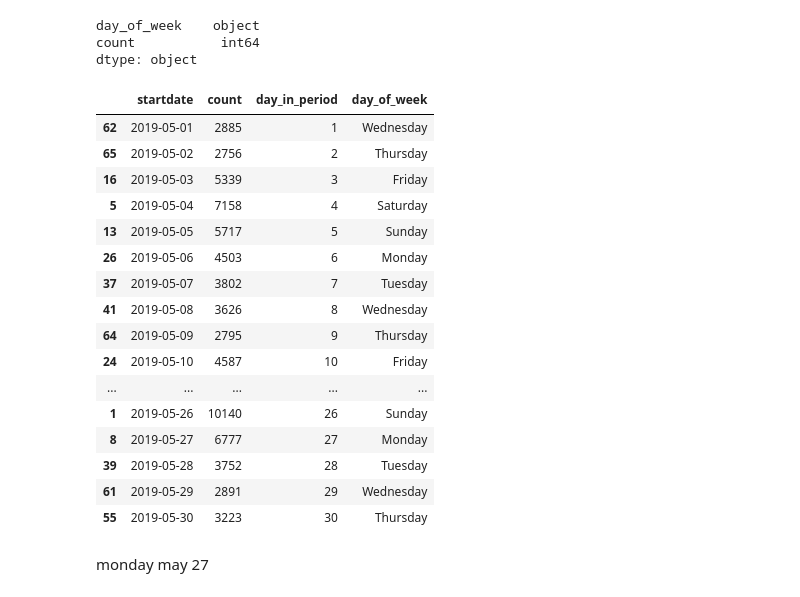
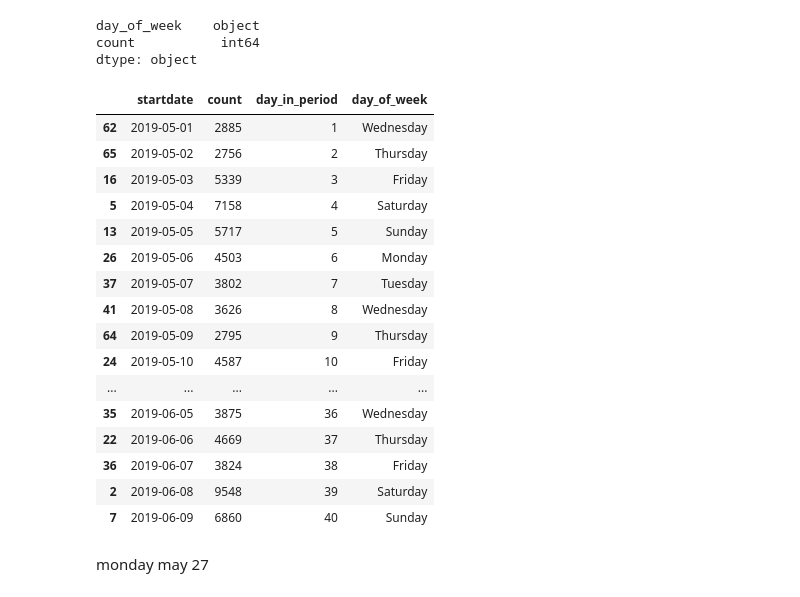
Before and after one commit to NSS-Data-Analytics-Cohort-8/scooter-partner1-badger-badger-python, a Jupyter notebook: notebooks/deliverables_scoot_3.ipynb, the cells around one changed output. Drawn from its saved outputs; the diff is of its cells as text; code cells hidden in the pictures.

```diff
--- a/notebooks/deliverables_scoot_3.ipynb
+++ b/notebooks/deliverables_scoot_3.ipynb
@@ -253,25 +271,25 @@ nt_day = nt.startdate.value_counts().reset_index().sort_values(by = 'startdate')
 nt_day['day_in_period'] = np.arange(len(nt_day))+1
 # %%
 nt_day['day_of_week'] = nt_day['startdate'].dt.day_name()
-nt_day.head(30)
+nt_day.head(40)
 # %% [output]
 |  | startdate | count | day_in_period | day_of_week |
 | 62 | 2019-05-01 | 2885 | 1 | Wednesday |
 | 65 | 2019-05-02 | 2756 | 2 | Thursday |
 | 16 | 2019-05-03 | 5339 | 3 | Friday |
 | 5 | 2019-05-04 | 7158 | 4 | Saturday |
 | 13 | 2019-05-05 | 5717 | 5 | Sunday |
 | 26 | 2019-05-06 | 4503 | 6 | Monday |
 | 37 | 2019-05-07 | 3802 | 7 | Tuesday |
 | 41 | 2019-05-08 | 3626 | 8 | Wednesday |
 | 64 | 2019-05-09 | 2795 | 9 | Thursday |
 | 24 | 2019-05-10 | 4587 | 10 | Friday |
 | ... | ... | ... | ... | ... |
-| 1 | 2019-05-26 | 10140 | 26 | Sunday |
-| 8 | 2019-05-27 | 6777 | 27 | Monday |
-| 39 | 2019-05-28 | 3752 | 28 | Tuesday |
-| 61 | 2019-05-29 | 2891 | 29 | Wednesday |
-| 55 | 2019-05-30 | 3223 | 30 | Thursday |
+| 35 | 2019-06-05 | 3875 | 36 | Wednesday |
+| 22 | 2019-06-06 | 4669 | 37 | Thursday |
+| 36 | 2019-06-07 | 3824 | 38 | Friday |
+| 2 | 2019-06-08 | 9548 | 39 | Saturday |
+| 7 | 2019-06-09 | 6860 | 40 | Sunday |
 # %% [markdown]
 monday may 27
 # %%
```
Also changed, not shown: parts of 14 cells of this notebook, 10 other files.
